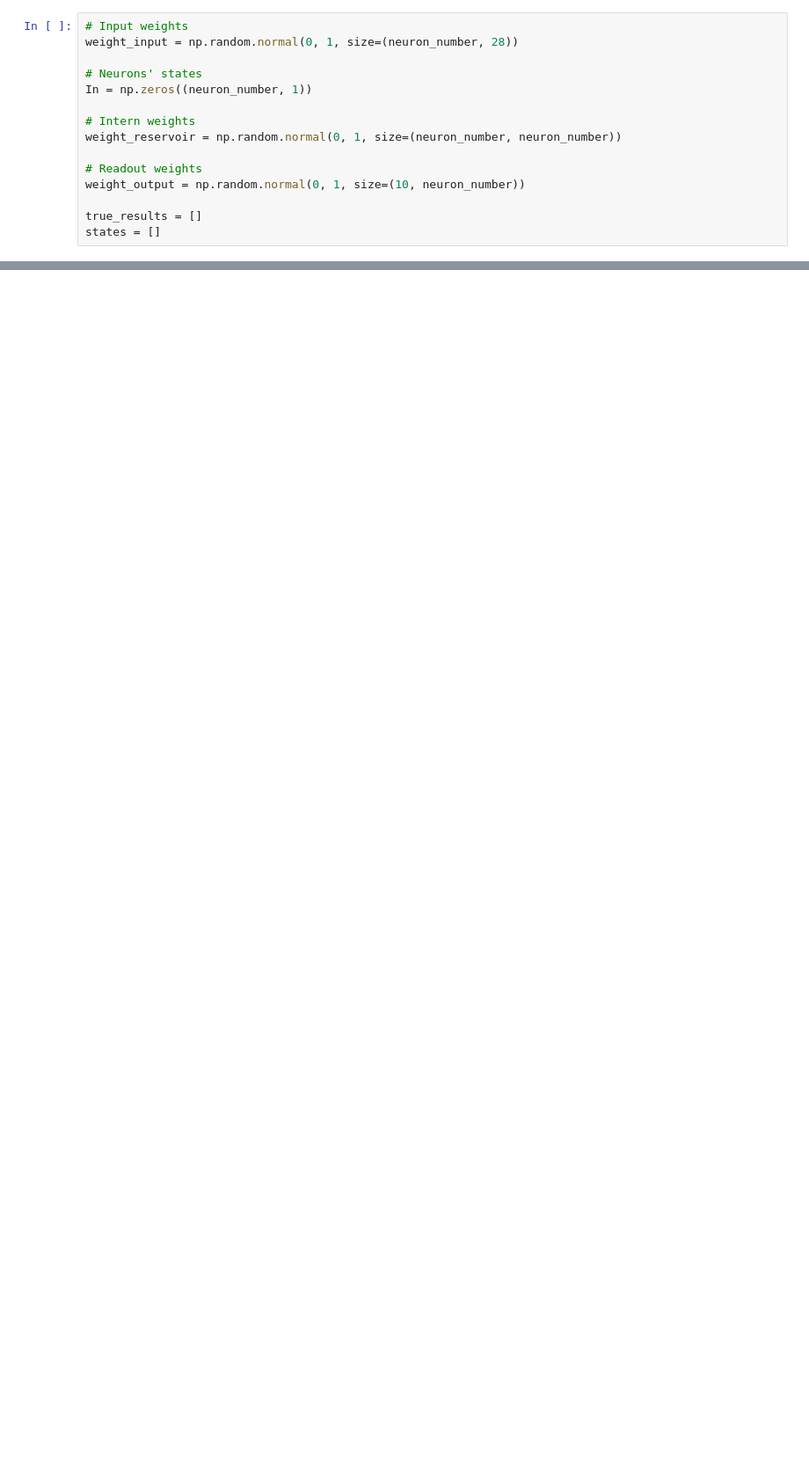
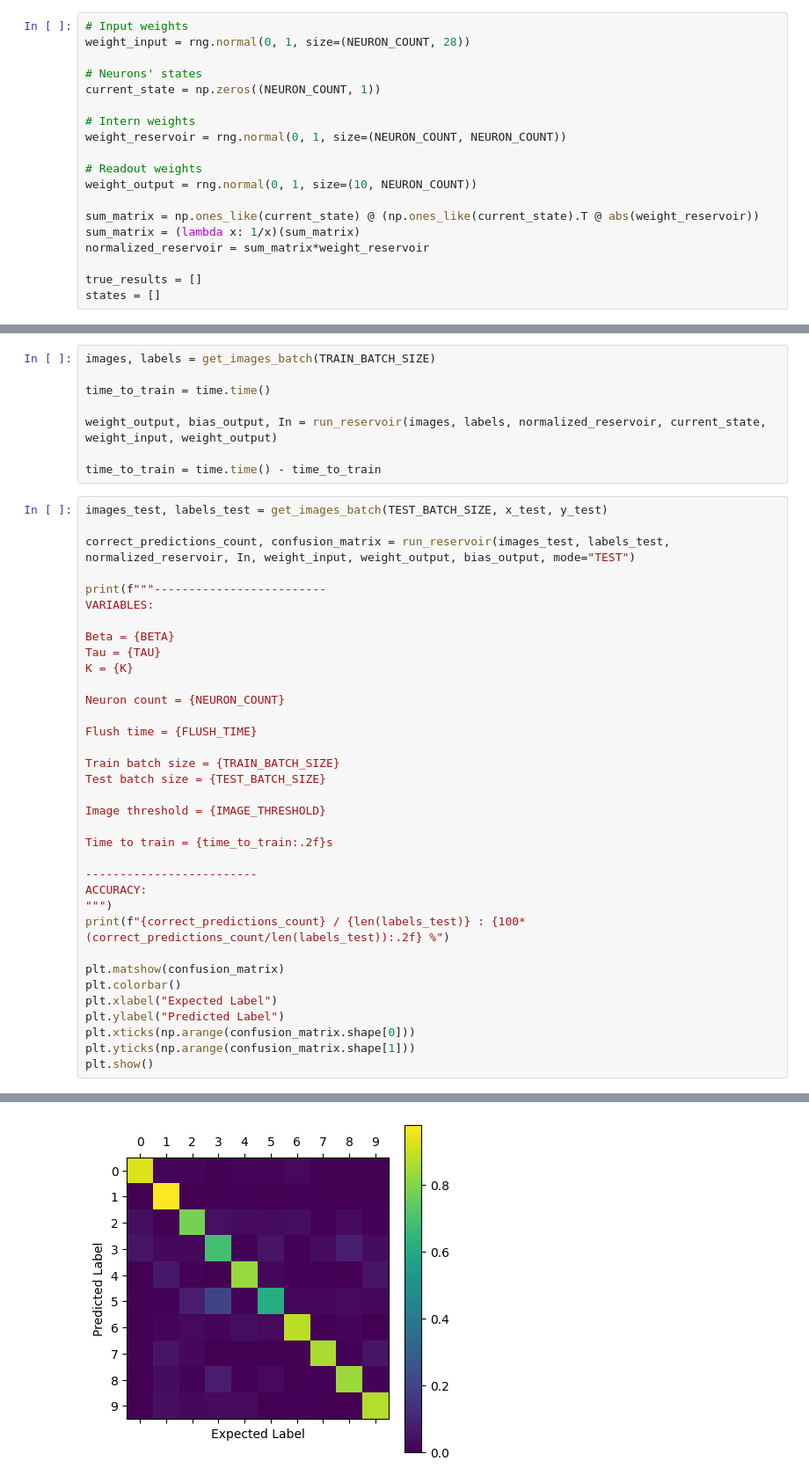
Before and after one commit to FipaLipe/IRIS, a Jupyter notebook: IGT_Reservoir_Simulation.ipynb, the cells around one changed output, grey strips where cells are left out. Shown at 88% size. Cells and saved outputs as stored; diff of their text form; blank space fills up the shorter version.

Commit message:
feat: add one-node reservoir simulation and update other files

```diff
--- a/IGT_Reservoir_Simulation.ipynb
+++ b/IGT_Reservoir_Simulation.ipynb
@@ -130,16 +124,20 @@ zeros_flush = np.zeros((28, 1))
 time_space = np.linspace(0, zeros_flush.shape[0]* TIME_RESOLUTION, zeros_flush.shape[0])
 # %%
 # Input weights
-weight_input = np.random.normal(0, 1, size=(neuron_number, 28))
+weight_input = rng.normal(0, 1, size=(NEURON_COUNT, 28))
 
 # Neurons' states
-In = np.zeros((neuron_number, 1))
+current_state = np.zeros((NEURON_COUNT, 1))
 
 # Intern weights
-weight_reservoir = np.random.normal(0, 1, size=(neuron_number, neuron_number))
+weight_reservoir = rng.normal(0, 1, size=(NEURON_COUNT, NEURON_COUNT))
 
 # Readout weights
-weight_output = np.random.normal(0, 1, size=(10, neuron_number))
+weight_output = rng.normal(0, 1, size=(10, NEURON_COUNT))
+
+sum_matrix = np.ones_like(current_state) @ (np.ones_like(current_state).T @ abs(weight_reservoir))
+sum_matrix = (lambda x: 1/x)(sum_matrix)
+normalized_reservoir = sum_matrix*weight_reservoir
 
 true_results = []
 states = []
@@ -264,0 +253,44 @@ plt.show()
+# %%
+images, labels = get_images_batch(TRAIN_BATCH_SIZE)
+
+time_to_train = time.time()
+
+weight_output, bias_output, In = run_reservoir(images, labels, normalized_reservoir, current_state, weight_input, weight_output)
+
+time_to_train = time.time() - time_to_train
+# %%
+images_test, labels_test = get_images_batch(TEST_BATCH_SIZE, x_test, y_test)
+
+correct_predictions_count, confusion_matrix = run_reservoir(images_test, labels_test, normalized_reservoir, In, weight_input, weight_output, bias_output, mode="TEST")
+
+print(f"""-------------------------
+VARIABLES:
+
+Beta = {BETA}
+Tau = {TAU}
+K = {K}
+
+Neuron count = {NEURON_COUNT}
+
+Flush time = {FLUSH_TIME}
+
+Train batch size = {TRAIN_BATCH_SIZE}
+Test batch size = {TEST_BATCH_SIZE}
+
+Image threshold = {IMAGE_THRESHOLD}
+
+Time to train = {time_to_train:.2f}s
+
+-------------------------
+ACCURACY:
+""")
+print(f"{correct_predictions_count} / {len(labels_test)} : {100*(correct_predictions_count/len(labels_test)):.2f} %")
+
+plt.matshow(confusion_matrix)
+plt.colorbar()
+plt.xlabel("Expected Label")
+plt.ylabel("Predicted Label")
+plt.xticks(np.arange(confusion_matrix.shape[0]))
+plt.yticks(np.arange(confusion_matrix.shape[1]))
+plt.show()
+# %% [output]
@@ -264,0 +314 @@ plt.show()
+[figure, added]
```
Also changed, not shown: parts of 15 cells of this notebook, 2 other files.
